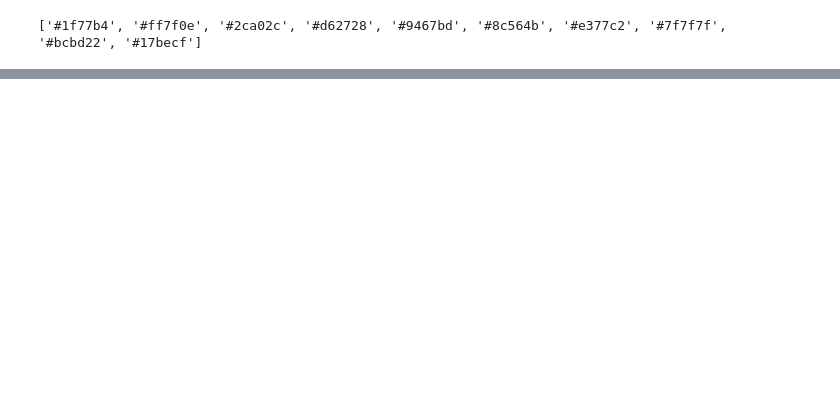
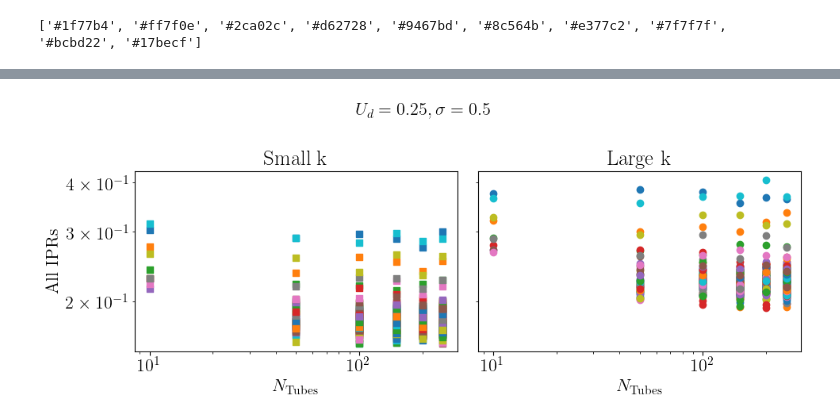
Before and after one commit to ofeypolv/dipbec, a Jupyter notebook: runs.ipynb, the cells around one changed output, grey strips where cells are left out. Cells and saved outputs as stored; diff of their text form; code cells hidden in the pictures; blank space fills up the shorter version.

```diff
--- a/runs.ipynb
+++ b/runs.ipynb
@@ -61,2 +300,31 @@ print(pal.as_hex())
+# %%
+fig, (ax1, ax2) = plt.subplots(1,2, figsize=(10,4), sharey=True)
+
+ax1.set_yscale('log')
+ax2.set_yscale('log')
+ax1.set_xscale('log')
+ax2.set_xscale('log')
+
+for i in range(len(NtAr)):
+    for j in range(len(iprN_sk[i])):
+        ax1.scatter(NtAr[i] , iprN_sk[i][j], marker='s')
+        ax2.scatter(NtAr[i] , iprN_lk[i][j], marker='o')
+
+ax1.set_ylabel(r"All IPRs")
+ax1.set_xlabel(r"$N_{\rm Tubes}$")
+
+ax1.set_title('Small k')
+#ax1.legend(loc='best')
+
+ax2.set_xlabel(r"$N_{\rm Tubes}$")
+ax2.set_title('Large k')
+
+fig.suptitle(r"$U_d = {}, \sigma = {}$".format(Ud, sigma), fontsize=16)
+fig.tight_layout()
+#plt.savefig('fig_Nt.pdf', format='pdf', bbox_inches='tight') # uncomment to save the figure
+
+plt.show()
+# %% [output]
+[figure, added]
 # %%
 # let us look at IPR at fix U, as a function of Ud for three values of sigma
```
Also changed, not shown: parts of 14 cells of this notebook.
